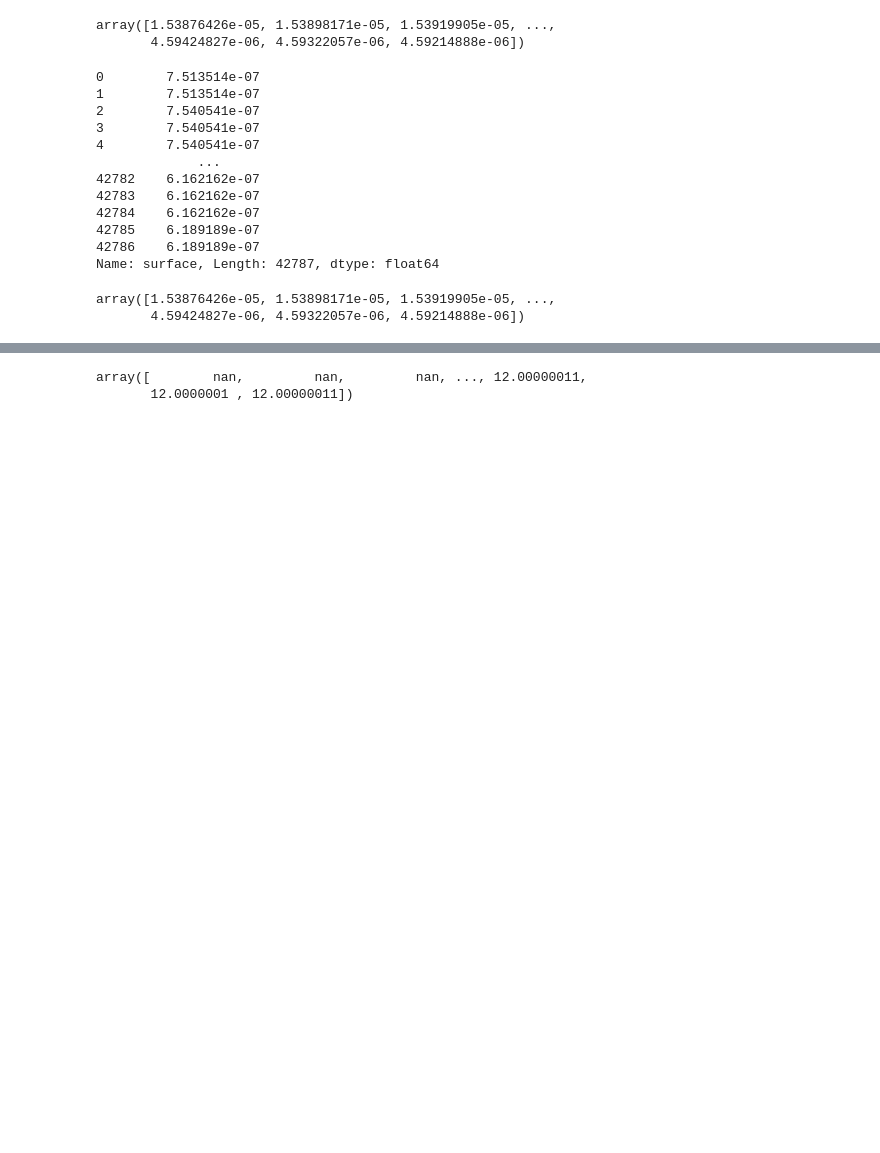
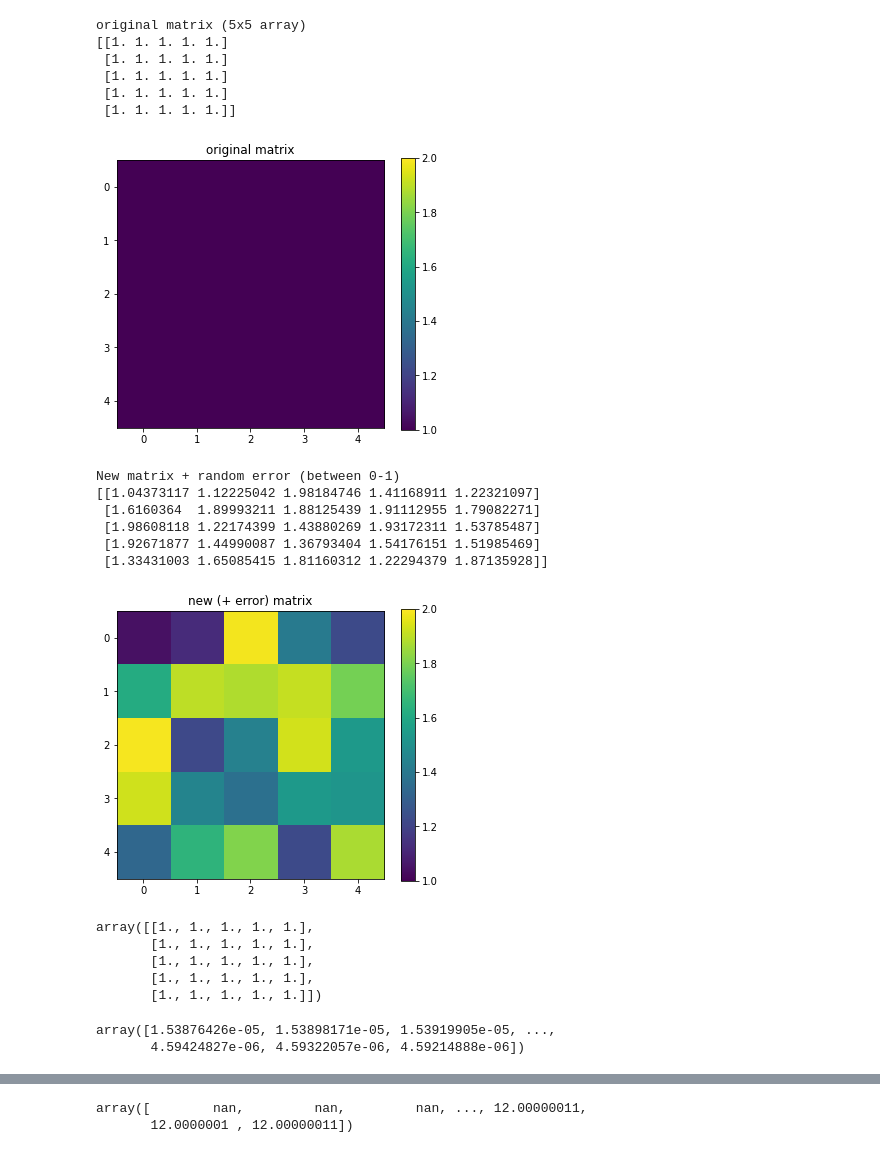
Before and after one commit to stvnfrnk/Cradar, a Jupyter notebook: Cradar/tests.ipynb, the cells around one changed output, grey strips where cells are left out. Drawn from its saved outputs; the diff is of its cells as text; code cells hidden in the pictures; blank space fills up the shorter version.

```diff
--- a/Cradar/tests.ipynb
+++ b/Cradar/tests.ipynb
@@ -119,25 +125,56 @@ crd.plot_echogram(figsize_x=40,
+# %%
+import numpy as np
+import random
+import matplotlib.pyplot as plt
+
+a = np.ones(shape=(5,5))
+print('original matrix (5x5 array)')
+print(a)
+
+plt.subplots(figsize=(6,5))
+im = plt.imshow(a, cmap='viridis', vmin=1, vmax=2)
+plt.title('original matrix')
+plt.colorbar(im)
+plt.show()
+
+with np.nditer(a, op_flags=['readwrite']) as it:
+   for x in it:
+       x[...] = random.random() +  x
+
+print('')
+print('New matrix + random error (between 0-1)')
+print(a)
+
+plt.subplots(figsize=(6,5))
+im = plt.imshow(a, cmap='viridis', vmin=1, vmax=2)
+plt.title('new (+ error) matrix')
+plt.colorbar(im)
+plt.show()
+# %% [output]
+original matrix (5x5 array)
+[[1. 1. 1. 1. 1.]
+ [1. 1. 1. 1. 1.]
+ [1. 1. 1. 1. 1.]
+ [1. 1. 1. 1. 1.]
+ [1. 1. 1. 1. 1.]]
+[figure, added]
+New matrix + random error (between 0-1)
+[[1.04373117 1.12225042 1.98184746 1.41168911 1.22321097]
+ [1.6160364  1.89993211 1.88125439 1.91112955 1.79082271]
+ [1.98608118 1.22174399 1.43880269 1.93172311 1.53785487]
+ [1.92671877 1.44990087 1.36793404 1.54176151 1.51985469]
+ [1.33431003 1.65085415 1.81160312 1.22294379 1.87135928]]
+[figure, added]
+# %%
+np.ones(shape=(5,5))
+# %% [output]
+array([[1., 1., 1., 1., 1.],
+       [1., 1., 1., 1., 1.],
+       [1., 1., 1., 1., 1.],
+       [1., 1., 1., 1., 1.],
+       [1., 1., 1., 1., 1.]])
 # %%
 crd.Surface
 # %% [output]
 array([1.53876426e-05, 1.53898171e-05, 1.53919905e-05, ...,
        4.59424827e-06, 4.59322057e-06, 4.59214888e-06])
-# %%
-picks['surface']
-# %% [output]
-0        7.513514e-07
-1        7.513514e-07
-2        7.540541e-07
-3        7.540541e-07
-4        7.540541e-07
-             ...
-42782    6.162162e-07
-42783    6.162162e-07
-42784    6.162162e-07
-42785    6.189189e-07
-42786    6.189189e-07
-Name: surface, Length: 42787, dtype: float64
-# %%
-crd.Surface
-# %% [output]
-array([1.53876426e-05, 1.53898171e-05, 1.53919905e-05, ...,
-       4.59424827e-06, 4.59322057e-06, 4.59214888e-06])
```
Also changed, not shown: parts of 13 cells of this notebook, 1 other file.
